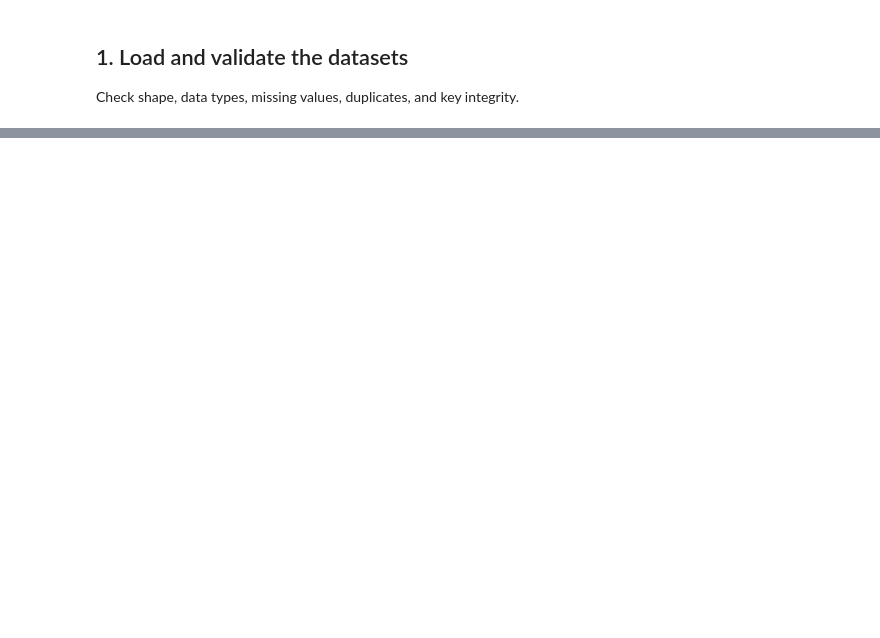
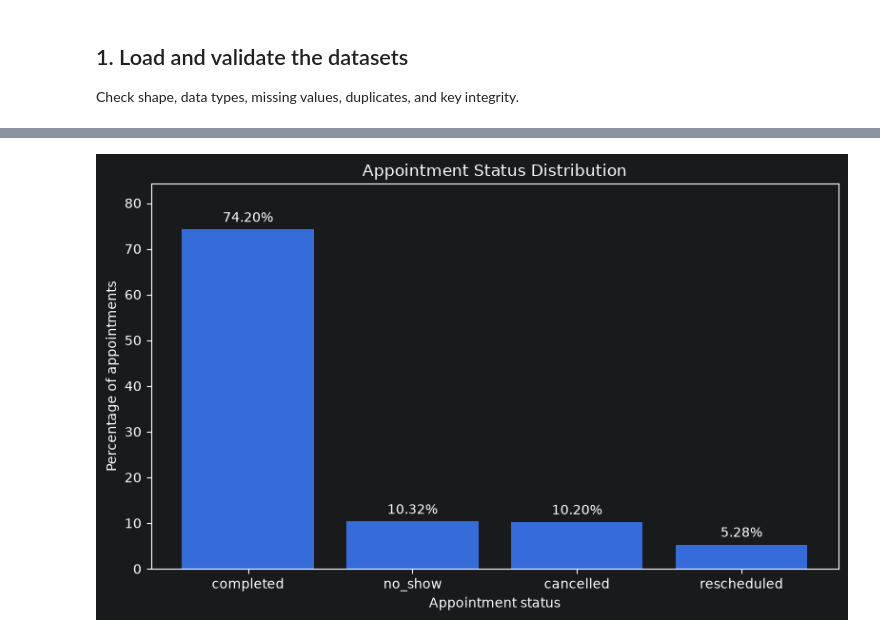
Before and after one commit to hamed-asgari/dental-clinic-operations-analytics, a Jupyter notebook: notebooks/01_eda.ipynb, the cells around one changed output, grey strips where cells are left out. Drawn from its saved outputs; the diff is of its cells as text; code cells hidden in the pictures; blank space fills up the shorter version.

```diff
--- a/notebooks/01_eda.ipynb
+++ b/notebooks/01_eda.ipynb
@@ -32,0 +590,15 @@ For every chart, write one finding, one possible operational action, and one lim
+# %%
+appointment_status_summary = (
+    appointments["status"]
+    .value_counts(dropna=False)
+    .rename_axis("status")
+    .reset_index(name="appointment_count")
+)
+
+appointment_status_summary["appointment_percentage"] = (
+    100
+    * appointment_status_summary["appointment_count"]
+    / len(appointments)
+).round(2)
+
+appointment_status_summary
@@ -32,0 +611,36 @@ For every chart, write one finding, one possible operational action, and one lim
+# %%
+fig, ax = plt.subplots(figsize=(8, 5))
+
+bars = ax.bar(
+    appointment_status_summary["status"],
+    appointment_status_summary["appointment_percentage"],
+)
+
+ax.set_title("Appointment Status Distribution")
+ax.set_xlabel("Appointment status")
+ax.set_ylabel("Percentage of appointments")
+ax.set_ylim(
+    0,
+    appointment_status_summary[
+        "appointment_percentage"
+    ].max() + 10,
+)
+
+for bar, percentage in zip(
+    bars,
+    appointment_status_summary[
+        "appointment_percentage"
+    ],
+):
+    ax.text(
+        bar.get_x() + bar.get_width() / 2,
+        bar.get_height() + 1,
+        f"{percentage:.2f}%",
+        ha="center",
+        va="bottom",
+    )
+
+plt.tight_layout()
+plt.show()
+# %% [output]
+[figure, added]
```
Also changed, not shown: parts of 28 cells of this notebook.
